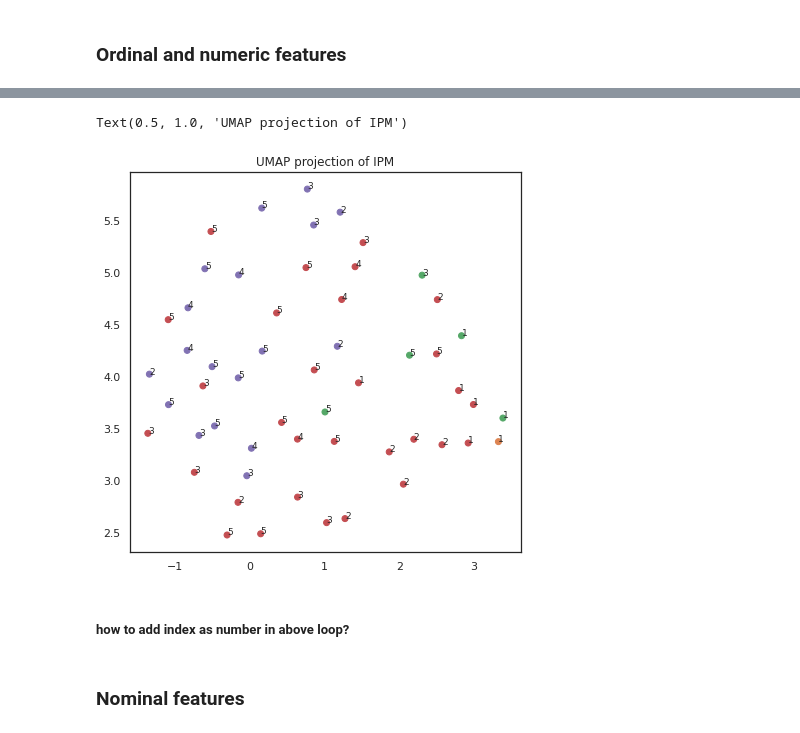
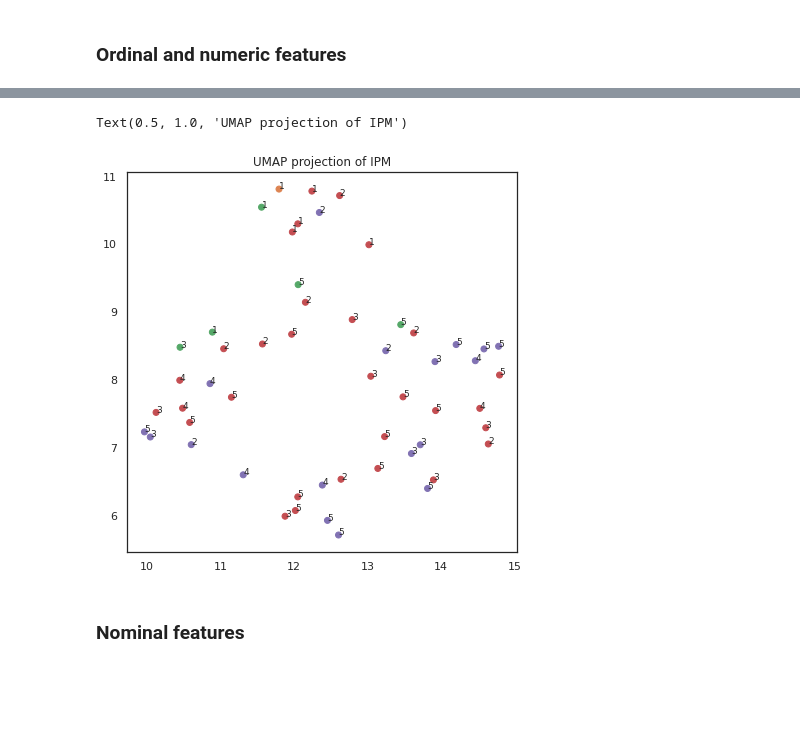
Before and after one commit to MartinMarzi/IPMdecisions, a Jupyter notebook: IPMdecisions-DataExploration_colab-1_3_.ipynb, the cells around one changed output, grey strips where cells are left out. Saved outputs shown, nothing was run; the diff lists cells and outputs as text; code cells hidden in the pictures; blank space fills up the shorter version.

```diff
--- a/IPMdecisions-DataExploration_colab-1_3_.ipynb
+++ b/IPMdecisions-DataExploration_colab-1_3_.ipynb
@@ -193,27 +207,25 @@ nom_df = df_noNaN[nom_col_names].copy()
 # %%
 # Standardisation
 scaled_array = StandardScaler().fit_transform(ordnum_df)
 scaled_df = pd.DataFrame(scaled_array, columns=ordnum_df.columns)
 
 # Mapping
-reducer = umap.UMAP(n_neighbors=10, random_state=123, n_components=2, metric="euclidean")
+reducer = umap.UMAP(n_neighbors=4, min_dist=0.1, n_components=2, metric="chebyshev", random_state=123)
 ord_embedding = reducer.fit_transform(scaled_df)
 
 sns.set(style='white', context='notebook', rc={'figure.figsize':(14,10)})
 fig, ax = plt.subplots(figsize=(7,7))
 xs = ord_embedding[:, 0]
 ys = ord_embedding[:, 1]
 
 ax.scatter(xs, ys, c=[sns.color_palette()[int(x)] for x in ordnum_df['DSS_can_improve_your_productivity_Cat']])
 
-for i, val in enumerate(df_noNaN['Income_Cat'].values.tolist()):
+for i, val in enumerate(df_noNaN["Income_Cat"].values.tolist()):
     ax.annotate(str(int(val)), (xs[i], ys[i]), fontsize=9)
 plt.title('UMAP projection of IPM')
 # %% [output]
 Text(0.5, 1.0, 'UMAP projection of IPM')
-[figure, old version]
+[figure, new version]
-# %% [markdown]
-##### how to add index as number in above loop?
 # %% [markdown]
 ### Nominal features
 # %%
```
Also changed, not shown: parts of 42 cells of this notebook.
